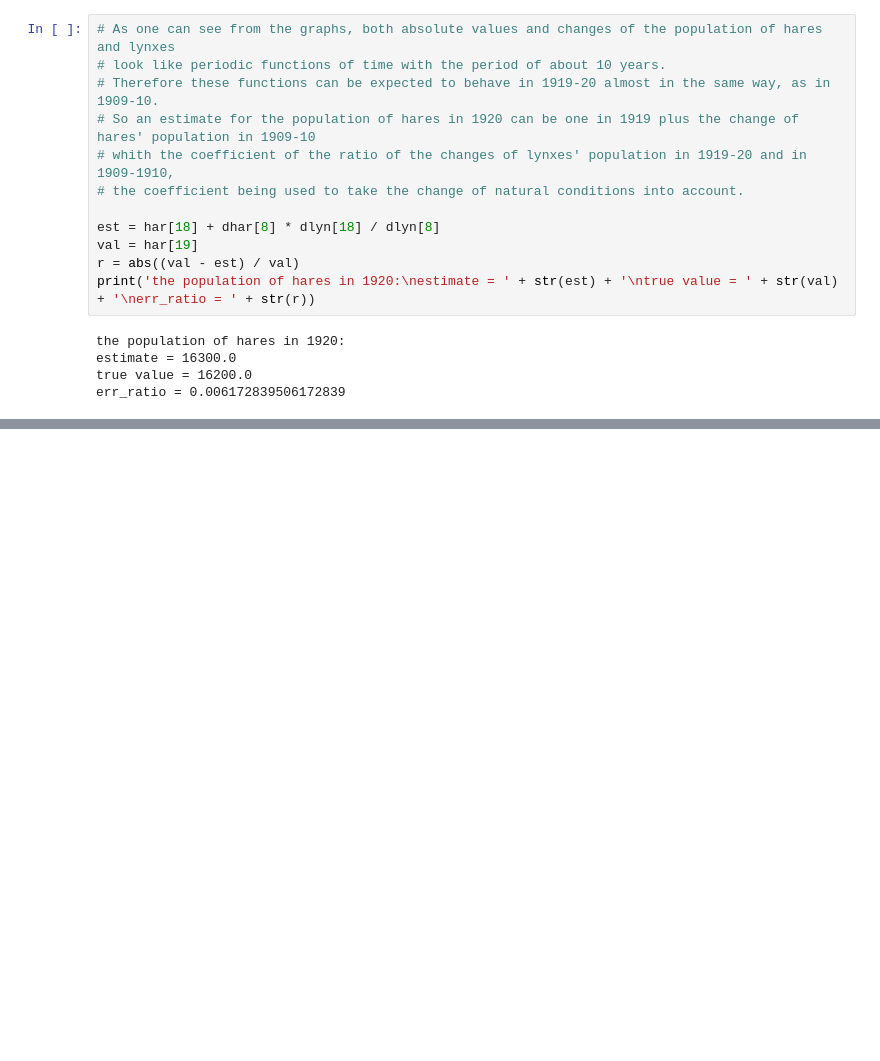
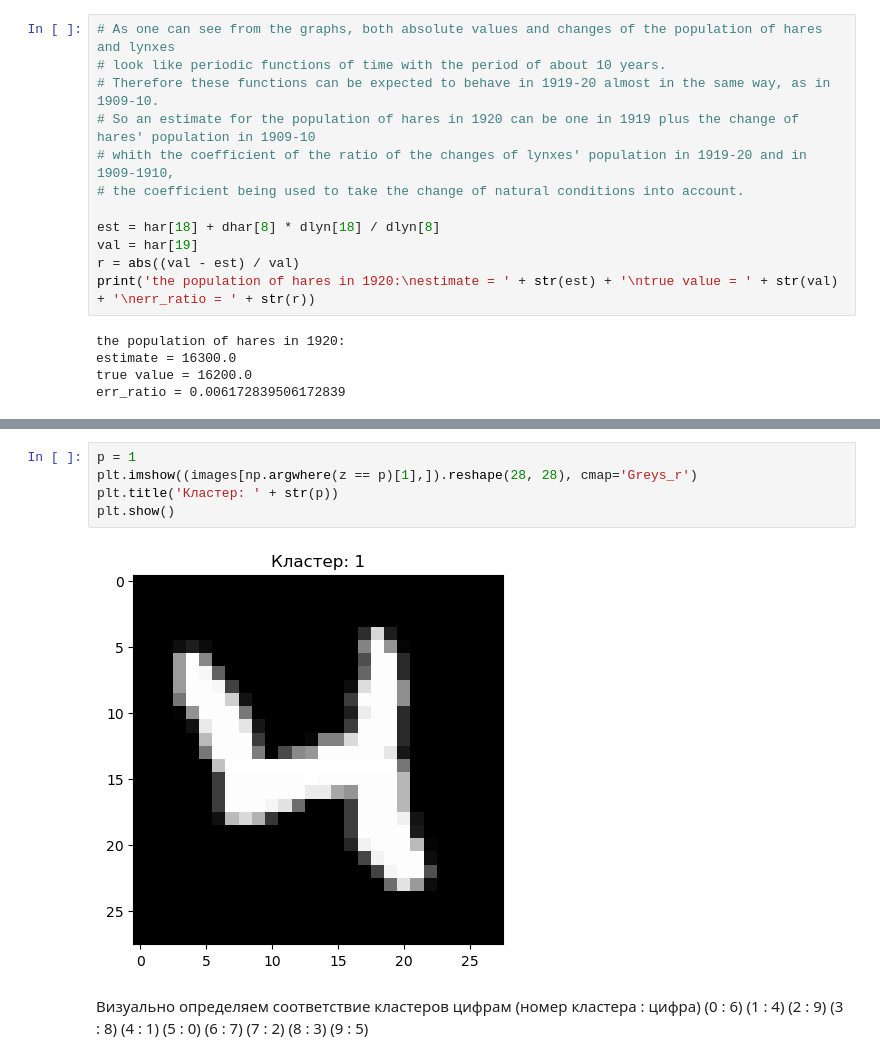
Before and after one commit to PedkoSP/matprac_25, a Jupyter notebook: hometask_3.ipynb, the cells around one changed output, grey strips where cells are left out. Drawn from its saved outputs; the diff is of its cells as text; blank space fills up the shorter version.

```diff
--- a/hometask_3.ipynb
+++ b/hometask_3.ipynb
@@ -147,0 +220,19 @@ err_ratio = 0.006172839506172839
+# %%
+p = 1
+plt.imshow((images[np.argwhere(z == p)[1],]).reshape(28, 28), cmap='Greys_r')
+plt.title('Кластер: ' + str(p))
+plt.show()
+# %% [output]
+[figure, added]
+# %% [markdown]
+Визуально определяем соответствие кластеров цифрам (номер кластера : цифра)
+(0 : 6)
+(1 : 4)
+(2 : 9)
+(3 : 8)
+(4 : 1)
+(5 : 0)
+(6 : 7)
+(7 : 2)
+(8 : 3)
+(9 : 5)
```
Also changed, not shown: parts of 6 cells of this notebook.
